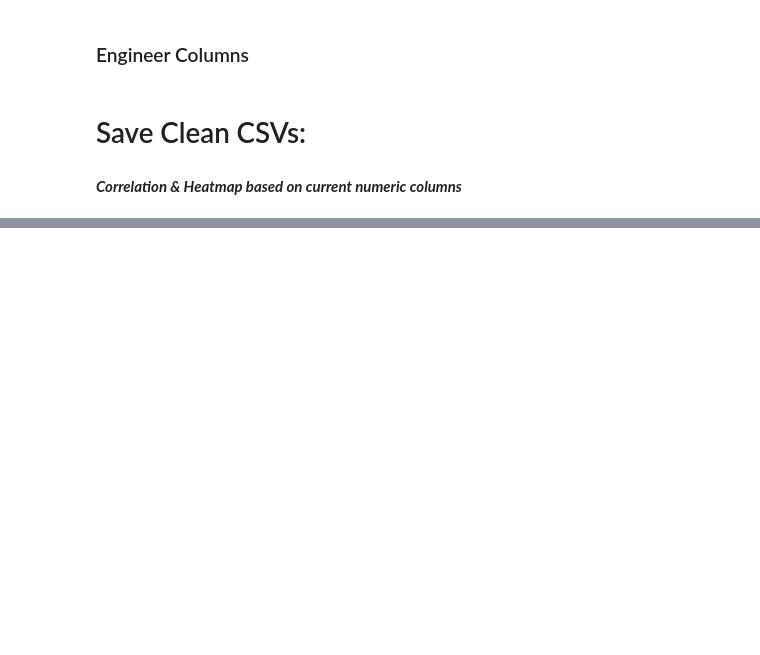
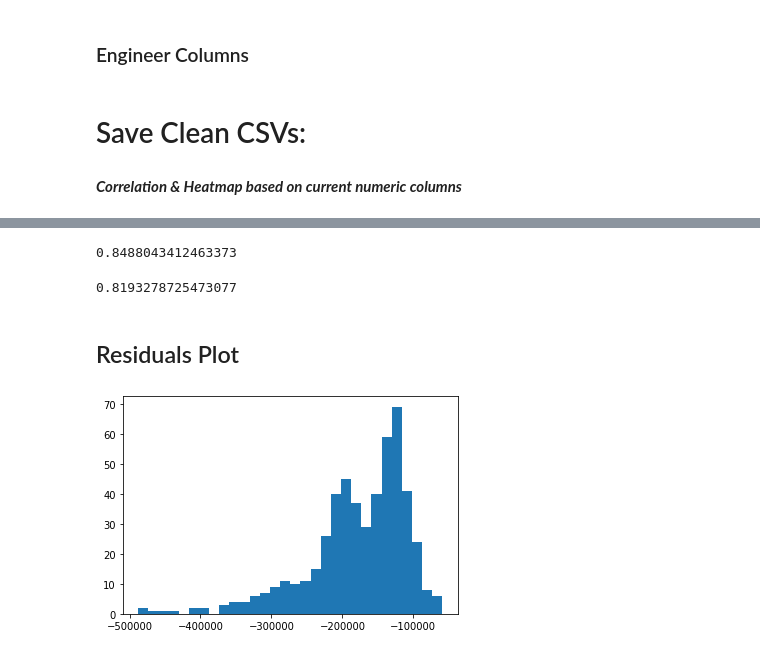
Before and after one commit to patruq/ames-housing, a Jupyter notebook: code/1.2 Model_Version_2.ipynb, the cells around one changed output, grey strips where cells are left out. Drawn from its saved outputs; the diff is of its cells as text; code cells hidden in the pictures; blank space fills up the shorter version.

```diff
--- a/code/1.2 Model_Version_2.ipynb
+++ b/code/1.2 Model_Version_2.ipynb
@@ -248,0 +271,2 @@ ValueError: all arrays must be same length
+# %%
+lr.fit(X, y)
@@ -248,0 +316,2 @@ ValueError: all arrays must be same length
+# %%
+X_train, X_test, y_train, y_test = train_test_split(X, y, random_state=42)
@@ -248,0 +323,20 @@ ValueError: all arrays must be same length
+# %%
+# test score
+lr.score(X_test, y_test)  # Improved over model 1
+# %% [output]
+0.8488043412463373
+# %%
+# cross val score
+cross_val_score(lr, X_train, y_train, cv=5).mean()  # Improved over model 1
+# %% [output]
+0.8193278725473077
+# %% [markdown]
+## Residuals Plot
+# %%
+preds = np.exp(lr.predict(X_test))
+# %%
+resids = y_test - preds
+# %%
+plt.hist(resids, bins=30);
+# %% [output]
+[figure, added]
```
Also changed, not shown: parts of 50 cells of this notebook, 6 other files.
